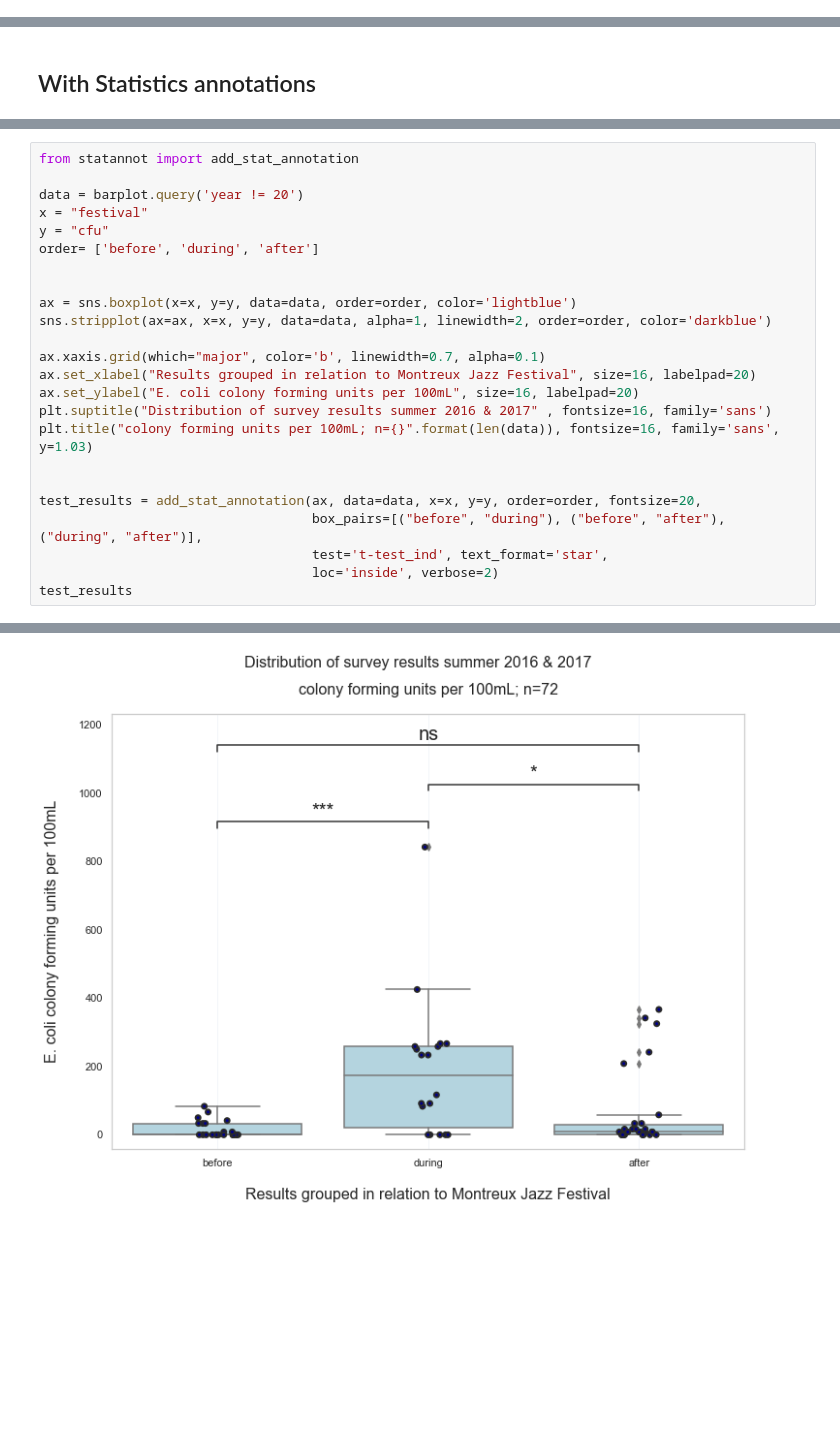
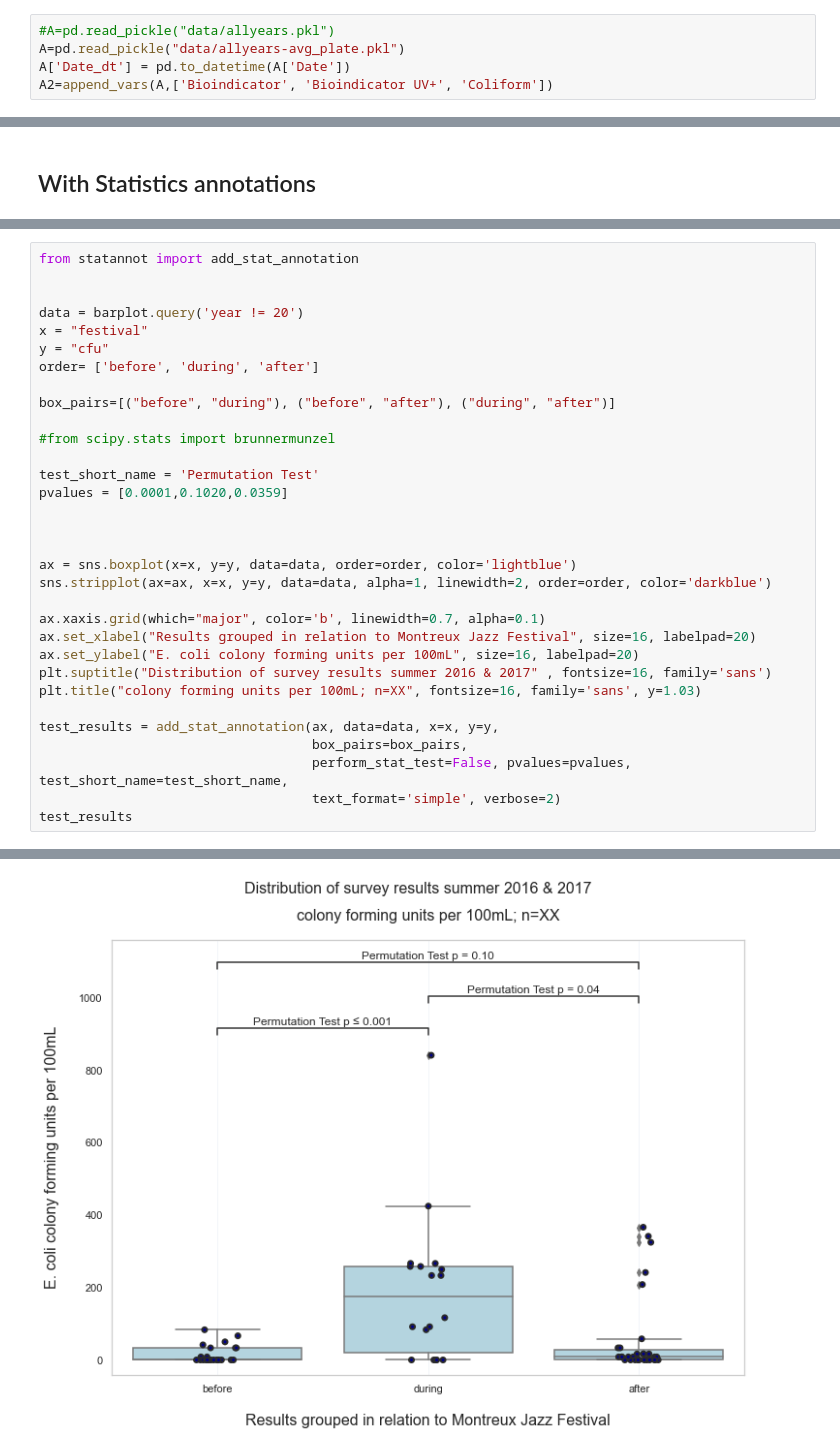
Before and after one commit to Hackuarium/montreux-water-quality, a Jupyter notebook: 2-plots.ipynb, the cells around one changed output, grey strips where cells are left out. Cells and saved outputs as stored; diff of their text form; blank space fills up the shorter version.

```diff
--- a/2-plots.ipynb
+++ b/2-plots.ipynb
@@ -307,6 +316,11 @@ make_rain_sum_2016_2017(rain_sum_df.query('year != 60').round(decimals=2),
 [figure]
 # %% [markdown]
 ## Results before, during and after
+# %%
+#A=pd.read_pickle("data/allyears.pkl")
+A=pd.read_pickle("data/allyears-avg_plate.pkl")
+A['Date_dt'] = pd.to_datetime(A['Date'])
+A2=append_vars(A,['Bioindicator', 'Bioindicator UV+', 'Coliform'])
 # %%
 festival = A2.query('year != 20')
 nofestival = A2.query('year == 20').copy()
@@ -370,10 +350,19 @@ Text(0.5, 1.03, 'colony forming units per 100mL; n=72')
 # %%
 from statannot import add_stat_annotation
+
 
 data = barplot.query('year != 20')
 x = "festival"
 y = "cfu"
 order= ['before', 'during', 'after']
+
+box_pairs=[("before", "during"), ("before", "after"), ("during", "after")]
+
+#from scipy.stats import brunnermunzel
+
+test_short_name = 'Permutation Test'
+pvalues = [0.0001,0.1020,0.0359]
+
 
 
 ax = sns.boxplot(x=x, y=y, data=data, order=order, color='lightblue')
@@ -383,12 +372,11 @@ ax.xaxis.grid(which="major", color='b', linewidth=0.7, alpha=0.1)
 ax.set_xlabel("Results grouped in relation to Montreux Jazz Festival", size=16, labelpad=20)
 ax.set_ylabel("E. coli colony forming units per 100mL", size=16, labelpad=20)
 plt.suptitle("Distribution of survey results summer 2016 & 2017" , fontsize=16, family='sans')
-plt.title("colony forming units per 100mL; n={}".format(len(data)), fontsize=16, family='sans', y=1.03)
+plt.title("colony forming units per 100mL; n=XX", fontsize=16, family='sans', y=1.03)
 
-
-test_results = add_stat_annotation(ax, data=data, x=x, y=y, order=order, fontsize=20,
-                                   box_pairs=[("before", "during"), ("before", "after"), ("during", "after")],
-                                   test='t-test_ind', text_format='star',
-                                   loc='inside', verbose=2)
+test_results = add_stat_annotation(ax, data=data, x=x, y=y,
+                                   box_pairs=box_pairs,
+                                   perform_stat_test=False, pvalues=pvalues, test_short_name=test_short_name,
+                                   text_format='simple', verbose=2)
 test_results
 # %% [output]
@@ -406,7 +387,7 @@ before v.s. after: t-test independent samples with Bonferroni correction, P_val=
  [<statannot.StatResult.StatResult at 0x...>,
   <statannot.StatResult.StatResult at 0x...>,
   <statannot.StatResult.StatResult at 0x...>])
-[figure, old version]
+[figure, new version]
 # %%
 data = barplot
 x = "festival"
```
Also changed, not shown: parts of 10 cells of this notebook, 3 other files.
